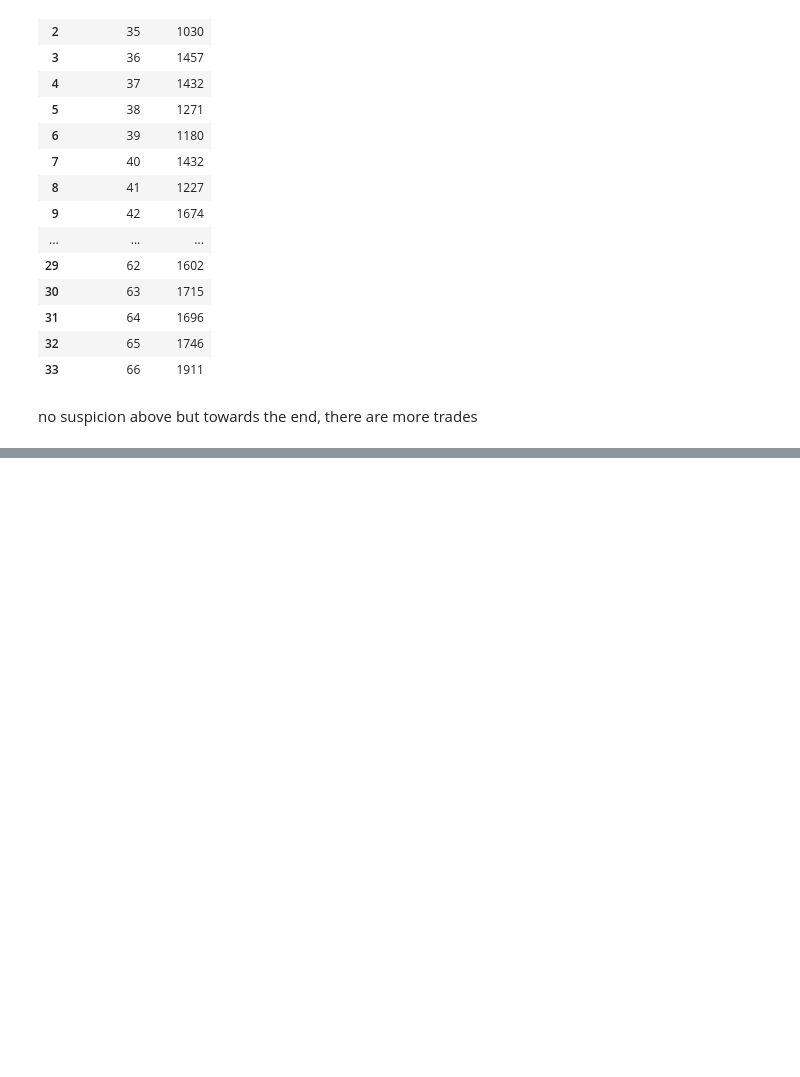
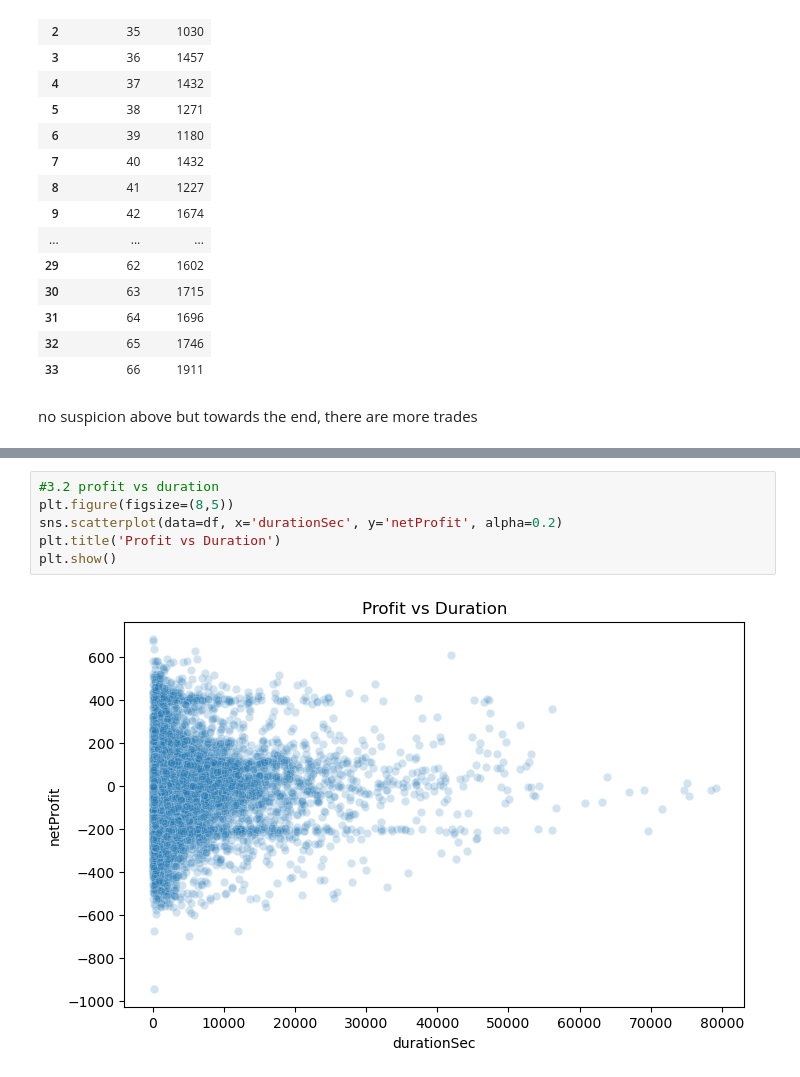
Before and after one commit to aanya006/C22-veNTUre-project, a Jupyter notebook: notebooks/profiling.ipynb, the cells around one changed output, grey strips where cells are left out. Saved outputs shown, nothing was run; the diff lists cells and outputs as text; blank space fills up the shorter version.

```diff
--- a/notebooks/profiling.ipynb
+++ b/notebooks/profiling.ipynb
@@ -463,0 +476,8 @@ con.execute("""
+# %%
+#3.2 profit vs duration
+plt.figure(figsize=(8,5))
+sns.scatterplot(data=df, x='durationSec', y='netProfit', alpha=0.2)
+plt.title('Profit vs Duration')
+plt.show()
+# %% [output]
+[figure, added]
```
Also changed, not shown: parts of 17 cells of this notebook.
